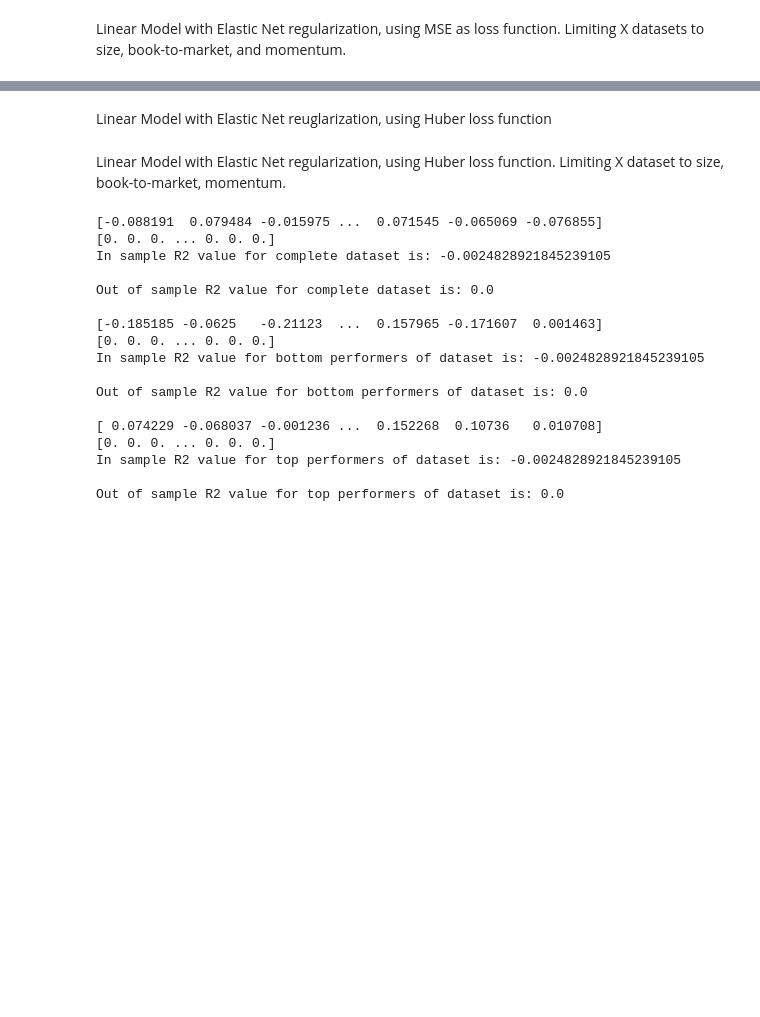
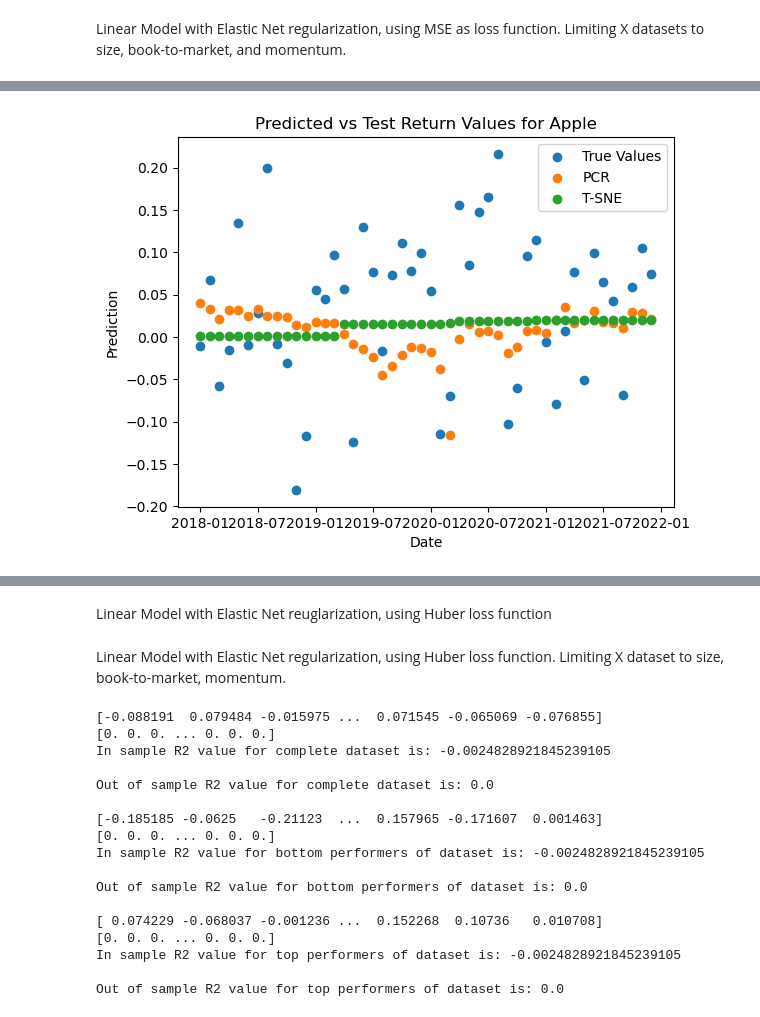
Before and after one commit to rmtenny/AML_Project, a Jupyter notebook: LinearModels2.ipynb, the cells around one changed output, grey strips where cells are left out. Saved outputs shown, nothing was run; the diff lists cells and outputs as text; code cells hidden in the pictures; blank space fills up the shorter version.

```diff
--- a/LinearModels2.ipynb
+++ b/LinearModels2.ipynb
@@ -916,0 +929,80 @@ Out of sample R2 value for top performers of dataset is: 0.01261617282813876
+# %%
+LSTM_top = pd.read_csv('lstm_top.csv')['pred'][apple_index]
+LSTM_top = np.array(LSTM_top).reshape(len(LSTM_top),1)
+pcr_top = pd.read_csv('pcr_top.csv')['pred'][apple_index]
+pcr_top = np.array(pcr_top).reshape(len(pcr_top),1)
+tsne_top = pd.read_csv('tsne_top.csv')['pred'][apple_index]
+tsne_top = np.array(tsne_top).reshape(len(tsne_top),1)
+plt.figure()
+plt.scatter(apple_date,apple_ret,label='True Values')
+plt.scatter(apple_date,pcr_top,label='PCR')
+plt.scatter(apple_date,tsne_top,label='T-SNE')
+plt.legend()
+plt.xlabel('Date')
+plt.ylabel('Prediction')
+plt.title('Predicted vs Test Return Values for Apple')
+plt.savefig('plot2.png')
+
+mlp3_top = pd.read_csv('output_mlp3.csv')['pred'][apple_index]
+mlp3_top = np.array(mlp3_top).reshape(len(mlp3_top),1)
+mlp2_top = pd.read_csv('output_mlp2.csv')['pred'][apple_index]
+mlp2_top = np.array(mlp2_top).reshape(len(mlp2_top),1)
+mlp1_top = pd.read_csv('output_mlp1.csv')['pred'][apple_index]
+mlp1_top = np.array(mlp1_top).reshape(len(mlp1_top),1)
+plt.figure()
+plt.scatter(apple_date,apple_ret,label='True Values')
+plt.scatter(apple_date,mlp3_top,label='MLP-3')
+plt.scatter(apple_date,mlp2_top,label='MLP-2')
+plt.scatter(apple_date,mlp1_top,label='MLP-1')
+plt.legend()
+plt.xlabel('Date')
+plt.ylabel('Prediction')
+plt.title('Predicted vs Test Return Values for Apple')
+plt.savefig('plot3.png')
+
+rf_top = pd.read_csv('random_forest.csv')['pred'][apple_index]
+rf_top = np.array(rf_top).reshape(len(rf_top),1)
+lightGBM_top = pd.read_csv('lightGBM.csv')['pred'][apple_index]
+lightGBM_top = np.array(lightGBM_top).reshape(len(lightGBM_top),1)
+dt_top = pd.read_csv('decision_tree.csv')['pred'][apple_index]
+dt_top = np.array(dt_top).reshape(len(dt_top),1)
+plt.figure()
+plt.scatter(apple_date,apple_ret,label='True Values')
+plt.scatter(apple_date,rf_top,label='RF')
+plt.scatter(apple_date,lightGBM_top,label='L-GBM')
+plt.scatter(apple_date,dt_top,label='DT')
+plt.legend()
+plt.xlabel('Date')
+plt.ylabel('Prediction')
+plt.title('Predicted vs Test Return Values for Apple')
+plt.savefig('plot4.png')
+
+Lasso_top = pd.read_csv('OLS_LASSO.csv')['pred'][apple_index]
+Lasso_top = np.array(Lasso_top).reshape(len(Lasso_top),1)
+Ridge_top = pd.read_csv('OLS_Ridge.csv')['pred'][apple_index]
+Ridge_top = np.array(Ridge_top).reshape(len(Ridge_top),1)
+Enet_top = pd.read_csv('OLS_ENet.csv')['pred'][apple_index]
+Enet_top = np.array(Enet_top).reshape(len(Enet_top),1)
+plt.figure()
+plt.scatter(apple_date,apple_ret,label='True Values')
+plt.scatter(apple_date,Lasso_top,label='Lasso')
+plt.scatter(apple_date,Ridge_top,label='Ridge')
+plt.scatter(apple_date,Enet_top,label='E-Net')
+plt.legend()
+plt.xlabel('Date')
+plt.ylabel('Prediction')
+plt.title('Predicted vs Test Return Values for Apple')
+plt.savefig('plot5.png')
+
+plt.figure()
+plt.scatter(apple_date,apple_ret,label='True Values')
+plt.scatter(apple_date,LSTM_top,label='LSTM')
+plt.legend()
+plt.xlabel('Date')
+plt.ylabel('Prediction')
+plt.title('Predicted vs Test Return Values for Apple')
+plt.savefig('plot6.png')
+
+
+print(Enet_top.shape)
+# %% [output]
@@ -916,0 +1010 @@ Out of sample R2 value for top performers of dataset is: 0.01261617282813876
+[figure, added]
```
Also changed, not shown: parts of 23 cells of this notebook.
